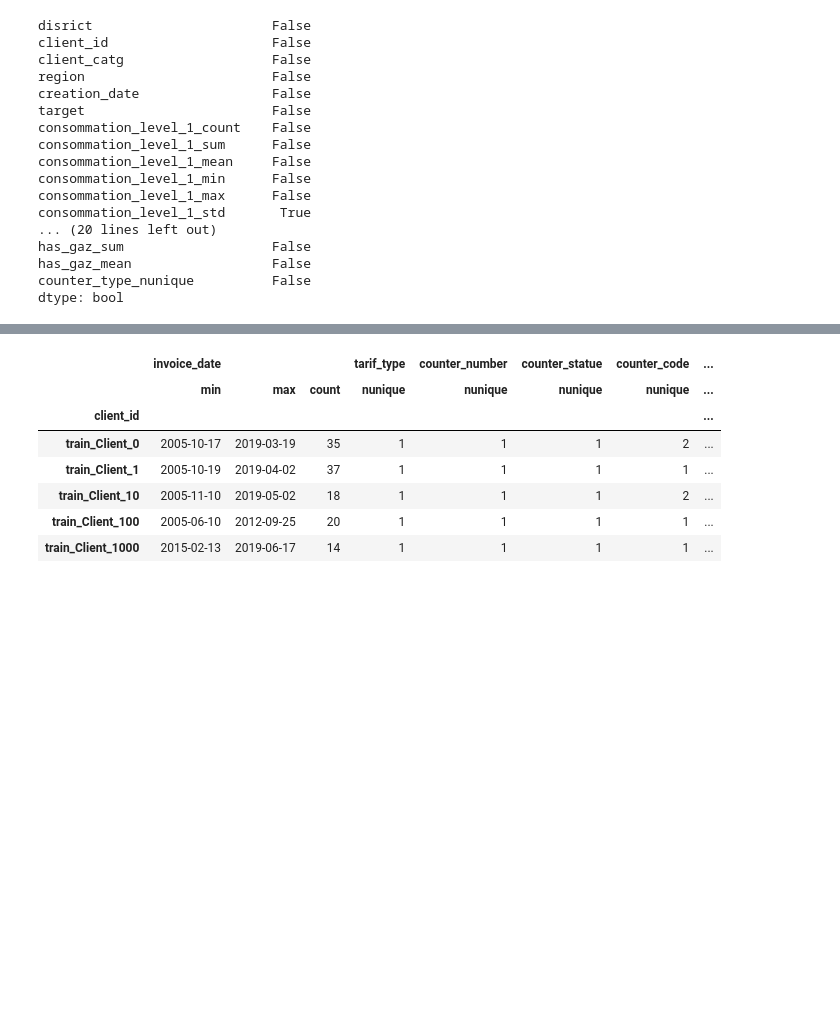
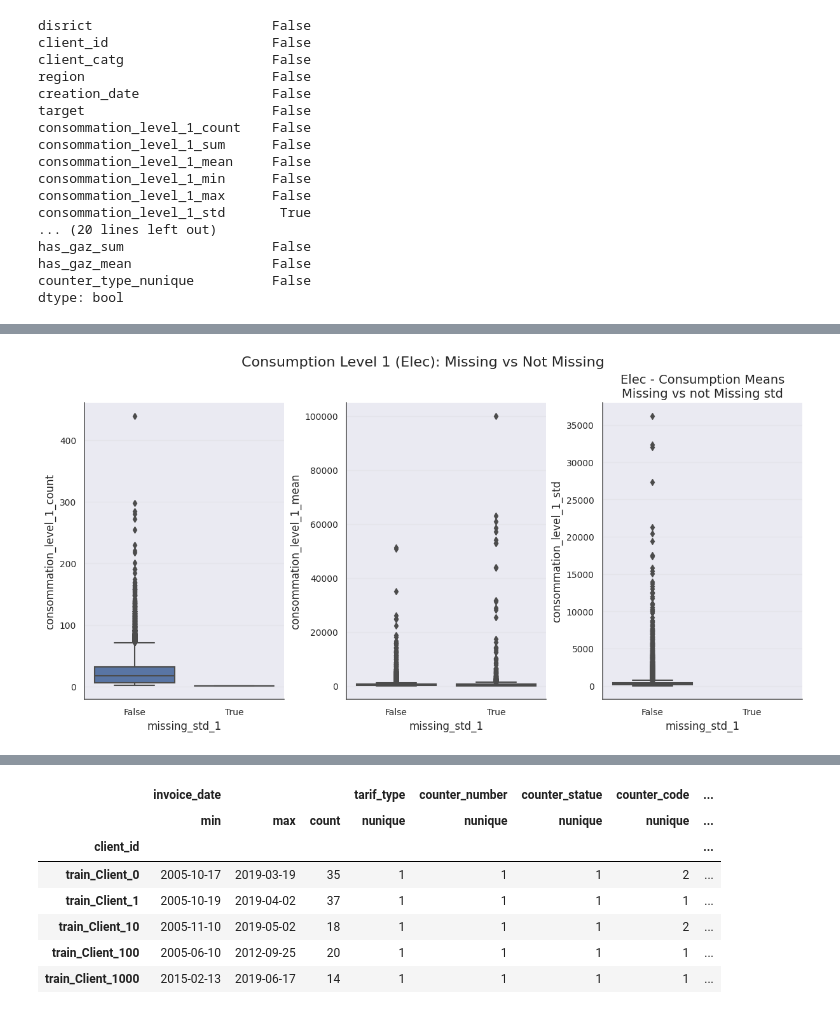
Before and after one commit to Rackkoun/ds-ml-project, a Jupyter notebook: notebooks/ml_challenge_fraud_detection_rackkoun.ipynb, the cells around one changed output, grey strips where cells are left out. Saved outputs shown, nothing was run; the diff lists cells and outputs as text; code cells hidden in the pictures; blank space fills up the shorter version.

```diff
--- a/notebooks/ml_challenge_fraud_detection_rackkoun.ipynb
+++ b/notebooks/ml_challenge_fraud_detection_rackkoun.ipynb
@@ -560,0 +714,4 @@ dtype: bool
+# %%
+plot_consumption_distribution(has_elecdf, missing_data_std_1, "Elec")
+# %% [output]
+[figure, added]
```
Also changed, not shown: parts of 33 cells of this notebook.
